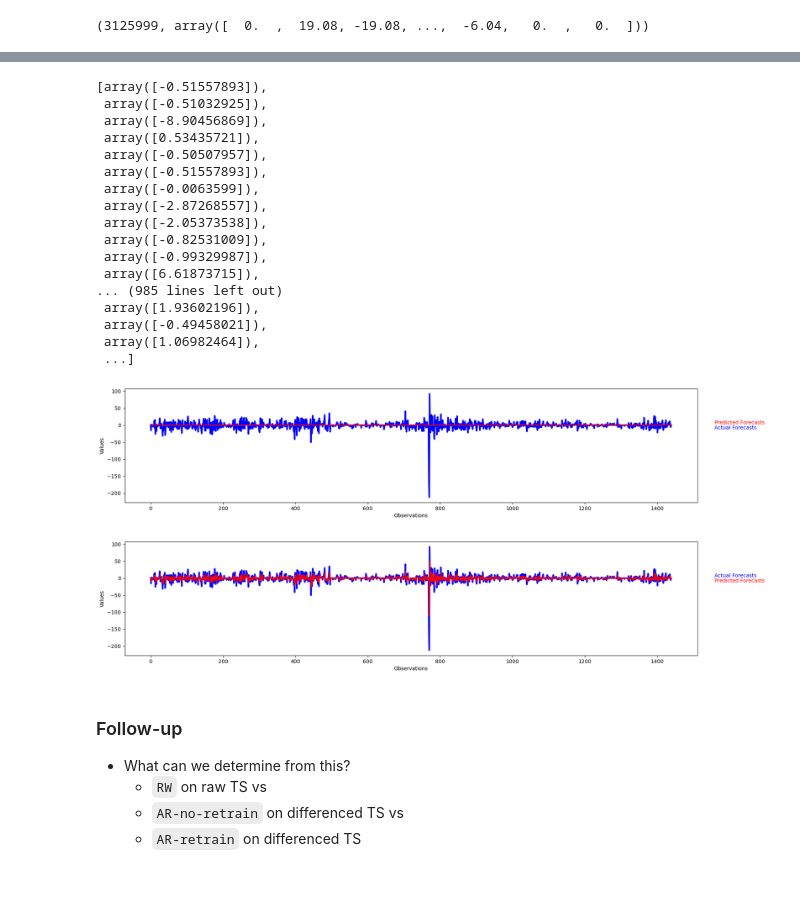
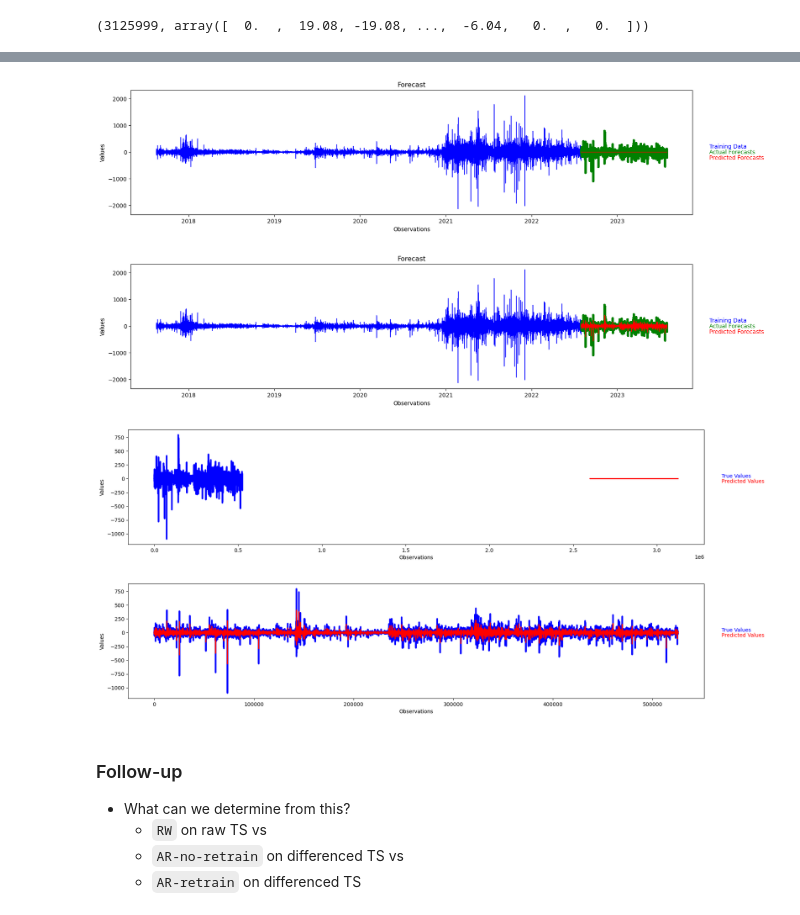
Before and after one commit to Brinkley97/applied_time_series_and_machine_learning, a Jupyter notebook: framework_for_time_series_data/nlp_ts/paper-bitcoin_daily.ipynb, the cells around one changed output, grey strips where cells are left out. Saved outputs shown, nothing was run; the diff lists cells and outputs as text; code cells hidden in the pictures; blank space fills up the shorter version.

```diff
--- a/framework_for_time_series_data/nlp_ts/paper-bitcoin_daily.ipynb
+++ b/framework_for_time_series_data/nlp_ts/paper-bitcoin_daily.ipynb
@@ -197,7 +198,9 @@ bitcoin_series
 # %% [output]
 array([ 4261.48,  4261.48,  4280.56, ..., 28902.49, 28902.49, 28902.49])
 # %%
-forecasting_step = 1440
+day_forecast = 60 * 24
+year_forecast = day_forecast * 365
+forecasting_step = year_forecast
 N = len(bitcoin_ts.get_series())
 train_length = N - forecasting_step
 train_length
@@ -351,6 +357,9 @@ diff_test_df
 # %%
+lag_p = 1
+# ar_model_class = AR()
+# ar_model = ar_model_class.train_ar_model(diff_train_df, lag_p)
+
+error_q = 1
 arma_model_class = ARMA()
-
-lag_p, error_q = 1, 1
 arma_model = arma_model_class.train_arma_model(diff_train_df, lag_p, error_q)
 # %%
@@ -412,4 +433,0 @@ Test RMSE: 12.082
-# %%
-# import numpy as np
-arma_predictions_no_retrain = list(arma_predictions_no_retrain)
-arma_predictions_no_retrain
@@ -438,29 +434,18 @@ arma_predictions_no_retrain
-# %%
-arma_predictions_retrain
-# %% [output]
-[array([-0.51557893]),
- array([-0.51032925]),
- array([-8.90456869]),
- array([0.53435721]),
- array([-0.50507957]),
- array([-0.51557893]),
- array([-0.0063599]),
- array([-2.87268557]),
- array([-2.05373538]),
- array([-0.82531009]),
- array([-0.99329987]),
- array([6.61873715]),
-... (985 lines left out)
- array([1.93602196]),
- array([-0.49458021]),
- array([1.06982464]),
- ...]
 # %%
-EvaluationMetric.plot_predictions(diff_test_df, arma_predictions_no_retrain, lag=lag_p)
-EvaluationMetric.plot_predictions(diff_test_df, arma_predictions_retrain, lag=lag_p)
+# EvaluationMetric.plot_forecast(diff_train_df, diff_test_df, ar_predictions_no_retrain, False)
+# EvaluationMetric.plot_predictions(diff_test_df, ar_predictions_no_retrain)
+# EvaluationMetric.plot_predictions(diff_test_df, ar_predictions_retrain)
+
+
+EvaluationMetric.plot_forecast(diff_train_df, diff_test_df, arma_predictions_no_retrain, False)
+EvaluationMetric.plot_forecast(diff_train_df, diff_test_df, arma_predictions_retrain, False)
+EvaluationMetric.plot_predictions(diff_test_df, arma_predictions_no_retrain)
+EvaluationMetric.plot_predictions(diff_test_df, arma_predictions_retrain)
 # %% [output]
-[figure, old version]
+[figure, new version]
-[figure, old version]
+[figure, new version]
+[figure, added]
+[figure, added]
 # %% [markdown]
 ### Follow-up
 - What can we determine from this?
```
Also changed, not shown: parts of 21 cells of this notebook.
